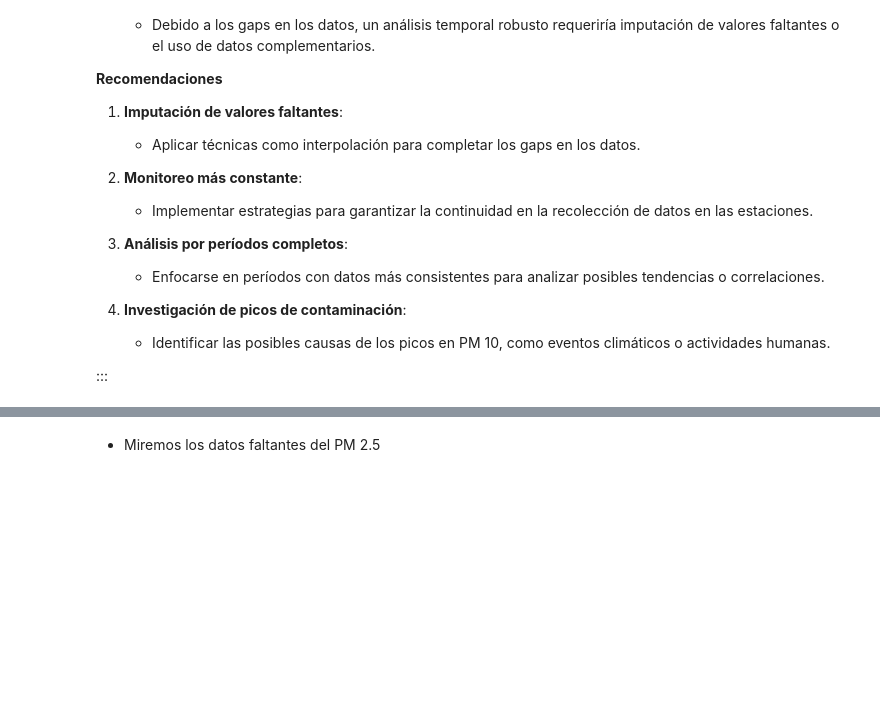
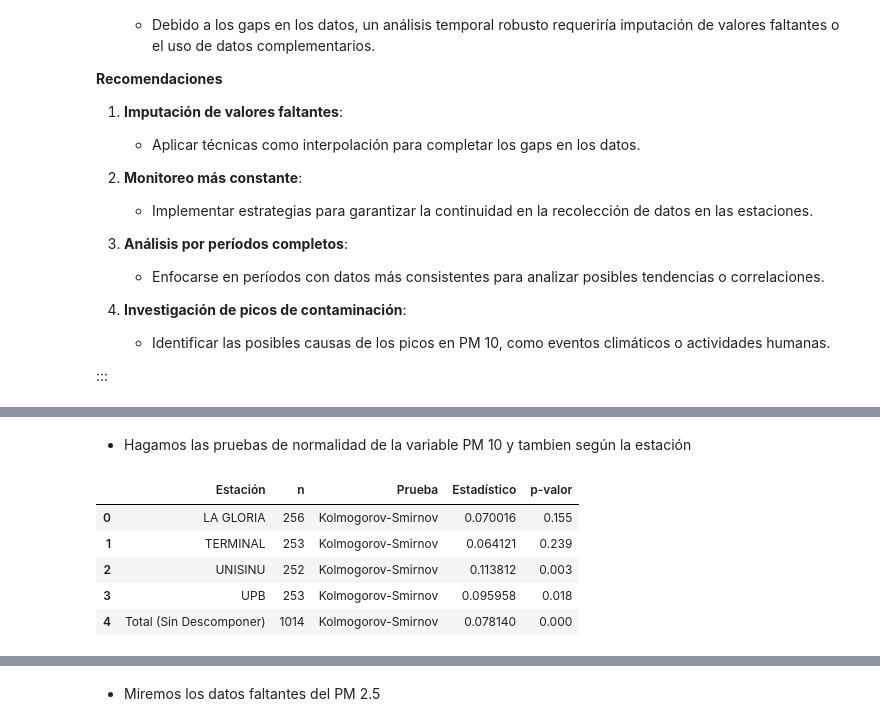
Before and after one commit to cdeoroaguado/jb_aet_pm10_25, a Jupyter notebook: _sources/1_etl.ipynb, the cells around one changed output, grey strips where cells are left out. Saved outputs shown, nothing was run; the diff lists cells and outputs as text; code cells hidden in the pictures; blank space fills up the shorter version.

```diff
--- a/_sources/1_etl.ipynb
+++ b/_sources/1_etl.ipynb
@@ -599,0 +642,56 @@ Esta son las interpretaciones de las series según las estaciones
+# %% [markdown]
+* Hagamos las pruebas de normalidad de la variable PM 10 y tambien según la estación
+# %%
+# Inicializar un diccionario para almacenar resultados
+normalidad_resultados_pm10 = {
+    'Prueba': [],
+    'Estación': [],
+    'n': [],
+    'Estadístico': [],
+    'p-valor': []
+}
+
+# Analizar normalidad para cada estación y total
+for estacion in resumen_pm10['Estacion']:
+    if estacion != 'Total':
+        # Filtrar datos por estación
+        pm10_estacion = pm_10[pm_10['Estacion'] == estacion]['Concentración_mg/m3']
+    else:
+        # Tomar todos los datos para el total
+        pm10_estacion = pm_10['Concentración_mg/m3']
+
+    # Agregar el número de observaciones (n)
+    n = len(pm10_estacion)
+
+    # Prueba de Kolmogorov-Smirnov
+    ks_result = ks_1samp((pm10_estacion - np.mean(pm10_estacion)) / np.std(pm10_estacion), cdf=norm.cdf)
+    normalidad_resultados_pm10['Prueba'].append('Kolmogorov-Smirnov')
+    normalidad_resultados_pm10['Estación'].append(estacion)
+    normalidad_resultados_pm10['n'].append(n)
+    normalidad_resultados_pm10['Estadístico'].append(ks_result.statistic)
+    normalidad_resultados_pm10['p-valor'].append(round(ks_result.pvalue, 3))
+
+# Calcular para el total sin descomponer por estación
+pm10_total = pm_10['Concentración_mg/m3']
+n_total = len(pm10_total)
+ks_total = ks_1samp((pm10_total - np.mean(pm10_total)) / np.std(pm10_total), cdf=norm.cdf)
+normalidad_resultados_pm10['Prueba'].append('Kolmogorov-Smirnov')
+normalidad_resultados_pm10['Estación'].append('Total (Sin Descomponer)')
+normalidad_resultados_pm10['n'].append(n_total)
+normalidad_resultados_pm10['Estadístico'].append(ks_total.statistic)
+normalidad_resultados_pm10['p-valor'].append(round(ks_total.pvalue, 3))
+
+# Convertir los resultados a un DataFrame
+normalidad_resultados_pm10_df = pd.DataFrame(normalidad_resultados_pm10)
+
+# Reordenar columnas para que 'n' aparezca después de 'Estación'
+normalidad_resultados_pm10_df = normalidad_resultados_pm10_df[['Estación', 'n', 'Prueba', 'Estadístico', 'p-valor']]
+
+normalidad_resultados_pm10_df
+# %% [output]
+|  | Estación | n | Prueba | Estadístico | p-valor |
+| 0 | LA GLORIA | 256 | Kolmogorov-Smirnov | 0.070016 | 0.155 |
+| 1 | TERMINAL | 253 | Kolmogorov-Smirnov | 0.064121 | 0.239 |
+| 2 | UNISINU | 252 | Kolmogorov-Smirnov | 0.113812 | 0.003 |
+| 3 | UPB | 253 | Kolmogorov-Smirnov | 0.095958 | 0.018 |
+| 4 | Total (Sin Descomponer) | 1014 | Kolmogorov-Smirnov | 0.078140 | 0.000 |
```
Also changed, not shown: parts of 15 cells of this notebook, 2 other files.
